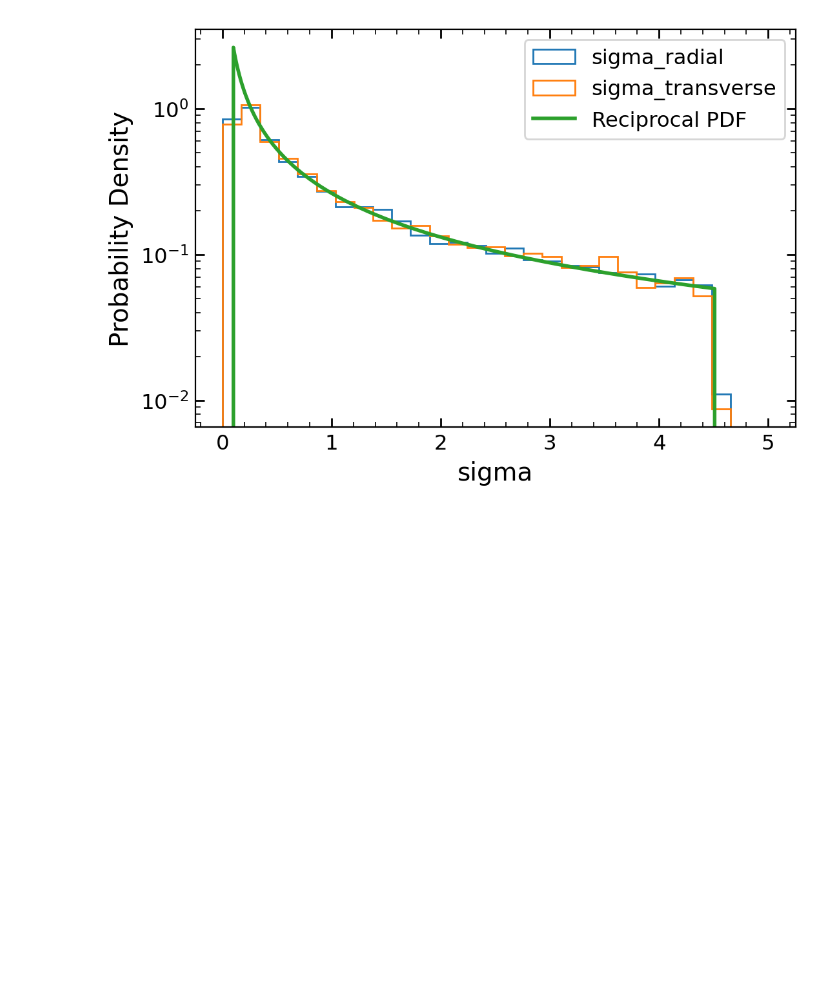
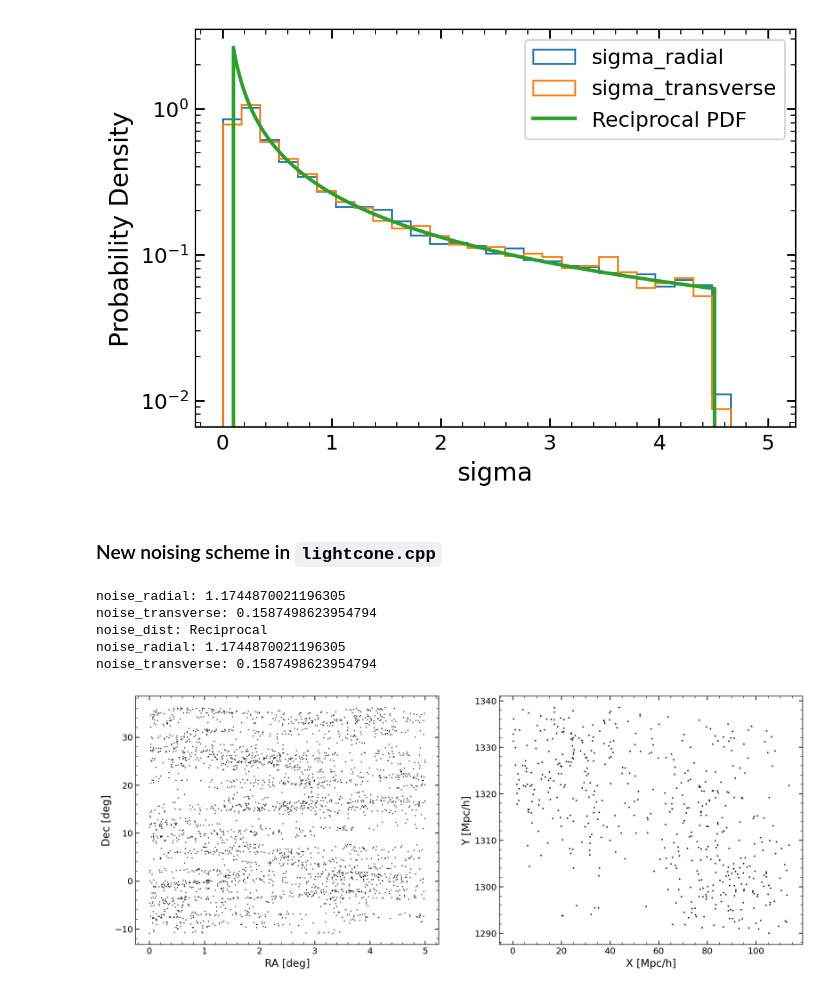
Before and after one commit to maho3/matts_tests, a Jupyter notebook: test_noising.ipynb, the cells around one changed output. Drawn from its saved outputs; the diff is of its cells as text; code cells hidden in the pictures; blank space fills up the shorter version.

Commit message:
tests of new lightcone noising, pypower Pk, and constrained HOD sims

```diff
--- a/test_noising.ipynb
+++ b/test_noising.ipynb
@@ -87,3 +87,65 @@ ax.semilogy()
 # %% [output]
 []
 [figure]
+# %% [markdown]
+### New noising scheme in `lightcone.cpp`
+# %%
+filename = '/ocean/projects/phy240015p/mho1/cmass-ili/mtnglike/fastpm_constrained/L3000-N384/663/sgc_lightcone/hod00001_aug00001.h5'
+with h5py.File(filename, 'r') as f:
+    rdz = f['ra'][:], f['dec'][:], f['z'][:]
+    for k, v in f.attrs.items():
+        if 'noise' in k:
+            print(f'{k}: {v}')
+
+rdz = np.array(rdz).T
+mask = (rdz[:, 0] > -5) & (rdz[:, 0] < 5)
+mask &= (rdz[:, 2] > 0.49) & (rdz[:, 2] < 0.51)
+rdz = rdz[mask]
+
+diagname = '/ocean/projects/phy240015p/mho1/cmass-ili/mtnglike/fastpm_constrained/L3000-N384/663/diag/sgc_lightcone/hod00001_aug00001.h5'
+if os.path.isfile(diagname):
+    summ = {}
+    with h5py.File(diagname, 'r') as f:
+        for k, v in f.attrs.items():
+            if 'noise' in k:
+                print(f'{k}: {v}')
+        for k, v in f.items():
+            summ[k] = v[:]
+# %% [output]
+noise_radial: 1.1744870021196305
+noise_transverse: 0.1587498623954794
+noise_dist: Reciprocal
+noise_radial: 1.1744870021196305
+noise_transverse: 0.1587498623954794
+# %%
+from cmass.survey.tools import sky_to_xyz
+from astropy.cosmology import Planck18 as cosmo
+
+
+def plot_zslice(ax, rdz, z0=0.5, dz=0.01):
+    ra, dec, z = rdz.T
+    mask = np.abs(z-z0) < dz
+    ax.plot((ra[mask]+180) % 360 - 180, dec[mask], 'k.', markersize=1)
+    ax.set_xlabel('RA [deg]')
+    ax.set_ylabel('Dec [deg]')
+
+
+def plot_decslice(ax, rdz, dec0=0, ddec=3):
+    ra, dec, z = rdz.T
+    xyz = sky_to_xyz(rdz, cosmo=cosmo)
+
+    mask = np.abs(dec-dec0) < ddec
+    xyz = xyz[mask]
+    ax.plot(xyz[:, 1], xyz[:, 0], 'k.', markersize=2)
+    ax.set_xlabel('X [Mpc/h]')
+    ax.set_ylabel('Y [Mpc/h]')
+
+
+f, axs = plt.subplots(1, 2, figsize=(16, 6))
+ax = axs[0]
+plot_zslice(ax, rdz)
+
+ax = axs[1]
+plot_decslice(ax, rdz)
+# %% [output]
+[figure, added]
```
Also changed, not shown: parts of 9 cells of this notebook, 2 other files.
